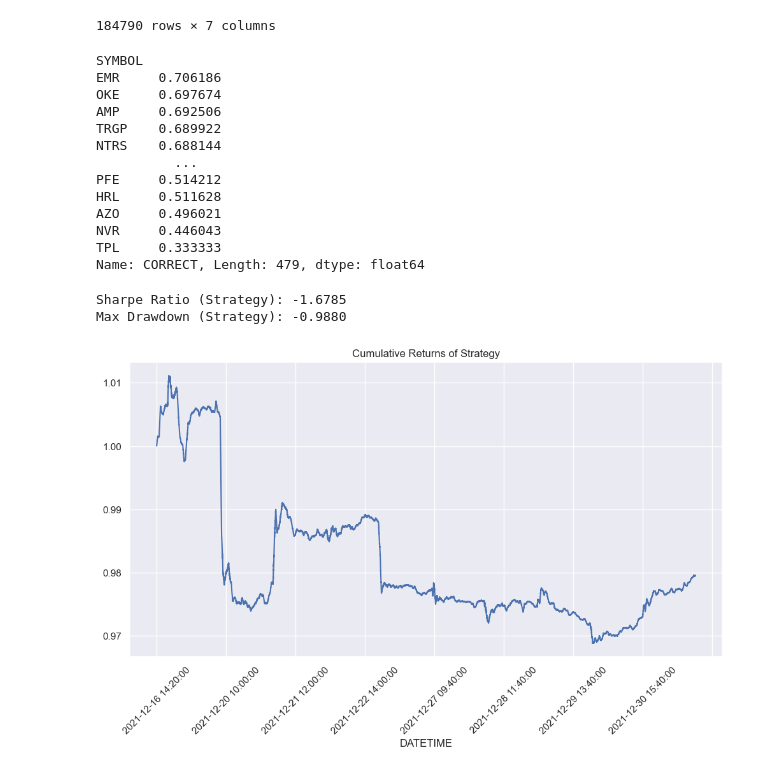
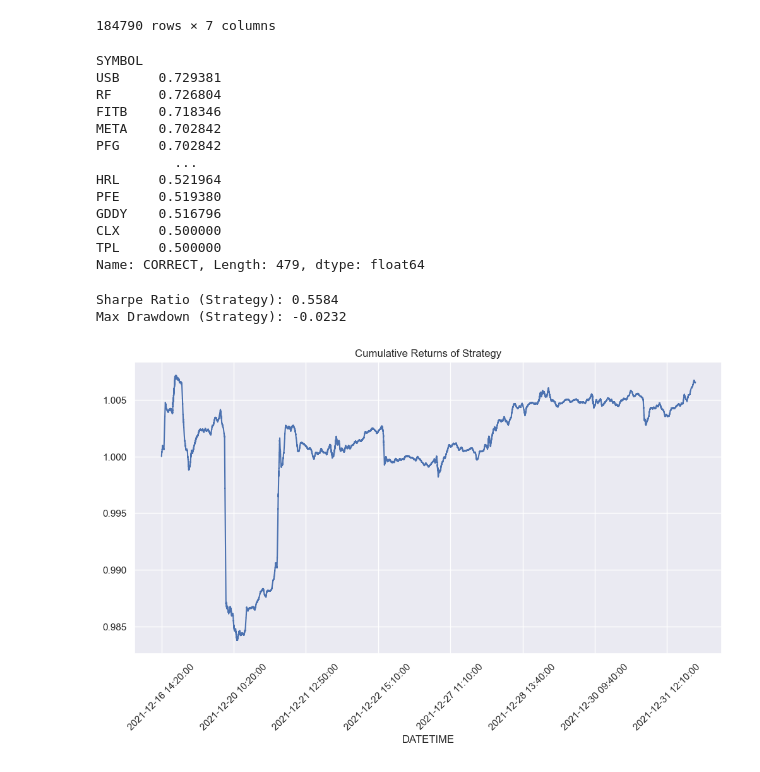
Before and after one commit to arthurdhonneur7/ML_finance_project, a Jupyter notebook: workspaces/arthur.ipynb, the cells around one changed output. Drawn from its saved outputs; the diff is of its cells as text; code cells hidden in the pictures.

Commit message:
arthur strategy

```diff
--- a/workspaces/arthur.ipynb
+++ b/workspaces/arthur.ipynb
@@ -163,10 +163,10 @@ mlp = MLPClassifier(
     solver='adam',
     alpha=1e-4,
     learning_rate='adaptive',
-    max_iter=5,
+    max_iter=10,
     batch_size=128,
     random_state=42,
-    early_stopping=False,
+    early_stopping=True,
     verbose=True
 )
 
@@ -177,6 +177,7 @@ mlp.fit(X_train, y_train)
 plt.figure(figsize=(8, 4))
 # plt.plot(mlp.validation_scores_, label='Validation Score')
 plt.plot(mlp.loss_curve_, label='Training Loss')
+plt.plot(mlp.validation_scores_, label='Validation Score')
 plt.title("Training Loss Curve")
 plt.xlabel("Iteration")
 plt.ylabel("Loss")
@@ -239,49 +255,49 @@ result_df_train
 N = 100
 
 best_symbols = result_df_train.groupby('SYMBOL')['CORRECT'].mean().sort_values(ascending=False).index[:N].tolist()
+best_symbols_trimmed = result_df_train.groupby('SYMBOL')['CORRECT'].mean().sort_values(ascending=False).index[int(N*0.1):N].tolist()
 
 result_df_train.groupby('SYMBOL')['CORRECT'].mean().sort_values(ascending=False)
 # %% [output]
 SYMBOL
-EMR     0.706186
-OKE     0.697674
-AMP     0.692506
-TRGP    0.689922
-NTRS    0.688144
+USB     0.729381
+RF      0.726804
+FITB    0.718346
+META    0.702842
+PFG     0.702842
           ...
-PFE     0.514212
-HRL     0.511628
-AZO     0.496021
-NVR     0.446043
-TPL     0.333333
+HRL     0.521964
+PFE     0.519380
+GDDY    0.516796
+CLX     0.500000
+TPL     0.500000
 Name: CORRECT, Length: 479, dtype: float64
 # %%
 result_df = test_df[['SYMBOL', 'DATETIME', 'LOG_RETURN', 'NEXT_LOG_RETURN','NEXT_DIRECTION', 'PREDICTION'] \
                     + [col for col in df.columns if col.startswith(('DAY', 'HOUR'))]].set_index(['DATETIME'])
 
-result_df = result_df[result_df['SYMBOL'].isin(best_symbols)].copy()
+# result_df = result_df[result_df['SYMBOL'].isin(best_symbols)].copy()
 
 result_df.loc[:,'NEXT_RETURN'] = np.exp(result_df['NEXT_LOG_RETURN']) - 1
 
 result_df.loc[:,'PREDICTION'] = np.where(result_df['PREDICTION'] == 1, 1, -1)
 
 result_df.loc[:,'ret_strategy'] = result_df['PREDICTION'] * result_df['NEXT_RETURN']
 result_df.loc[:,'cumprod_strategy'] = (1 + result_df['ret_strategy']).cumprod()
 
+result_df.loc[:,'ret_strategy'] = result_df['PREDICTION'] * result_df['NEXT_RETURN'] / result_df['SYMBOL'].nunique()
+result_df.loc[:,'cumprod_strategy'] = (1 + result_df['ret_strategy']).cumprod()
+
 sharpe_ratio_strategy = compute_sharpe_ratio(result_df['ret_strategy'])
 max_drawdown_strategy = compute_max_drawdown(result_df['cumprod_strategy'])
-
 
 print(f"Sharpe Ratio (Strategy): {sharpe_ratio_strategy:.4f}")
 print(f"Max Drawdown (Strategy): {max_drawdown_strategy:.4f}")
 
-result_df.loc[:,'ret_strategy'] = result_df['PREDICTION'] * result_df['NEXT_RETURN'] / N
-result_df.loc[:,'cumprod_strategy'] = (1 + result_df['ret_strategy']).cumprod()
-
 result_df['cumprod_strategy'].plot(figsize=(12, 6), title='Cumulative Returns of Strategy', grid=True)
 plt.xticks(rotation=45)
 plt.show()
 # %% [output]
-Sharpe Ratio (Strategy): -1.6785
-Max Drawdown (Strategy): -0.9880
+Sharpe Ratio (Strategy): 0.5584
+Max Drawdown (Strategy): -0.0232
-[figure, old version]
+[figure, new version]
```
Also changed, not shown: parts of 15 cells of this notebook.
